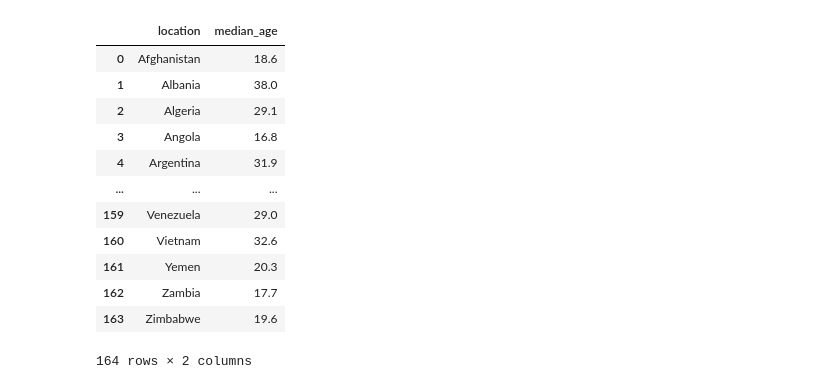
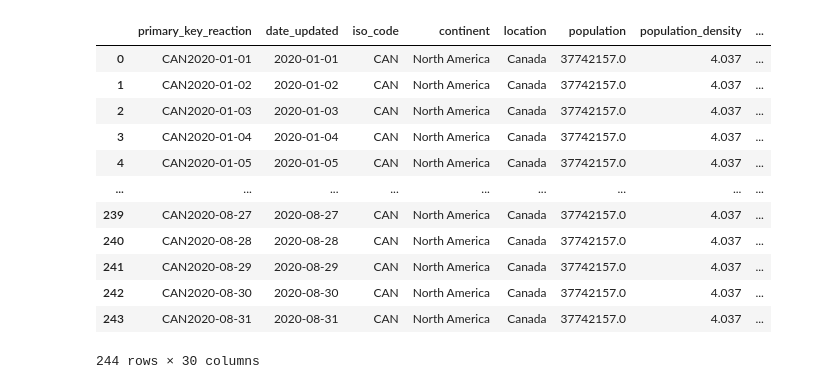
Before and after one commit to pmmfs/capstone-project, a Jupyter notebook: regulation/Analysis/Median_Age Analysis.ipynb, the cells around one changed output. Saved outputs shown, nothing was run; the diff lists cells and outputs as text; code cells hidden in the pictures.

```diff
--- a/regulation/Analysis/Median_Age Analysis.ipynb
+++ b/regulation/Analysis/Median_Age Analysis.ipynb
@@ -173,17 +28,20 @@ memory usage: 21.0+ KB
-# %%
-location_age = pd.DataFrame(merged_covid_df.groupby(["location"]).mean()["median_age"]).reset_index()
-location_age
-# %% [output]
-|  | location | median_age |
-| 0 | Afghanistan | 18.6 |
-| 1 | Albania | 38.0 |
-| 2 | Algeria | 29.1 |
-| 3 | Angola | 16.8 |
-| 4 | Argentina | 31.9 |
-| ... | ... | ... |
-| 159 | Venezuela | 29.0 |
-| 160 | Vietnam | 32.6 |
-| 161 | Yemen | 20.3 |
-| 162 | Zambia | 17.7 |
-| 163 | Zimbabwe | 19.6 |
-164 rows × 2 columns
+# %%
+#Dataframe for Canada only
+
+merged_covid_canada_df = pd.DataFrame(merged_covid_df.loc[merged_covid_df["location"]=="Canada"].reset_index())
+merged_covid_canada_df = merged_covid_canada_df.drop(["index"],axis=1)
+merged_covid_canada_df
+# %% [output]
+|  | primary_key_reaction | date_updated | iso_code | continent | location | population | population_density | ... |
+| 0 | CAN2020-01-01 | 2020-01-01 | CAN | North America | Canada | 37742157.0 | 4.037 | ... |
+| 1 | CAN2020-01-02 | 2020-01-02 | CAN | North America | Canada | 37742157.0 | 4.037 | ... |
+| 2 | CAN2020-01-03 | 2020-01-03 | CAN | North America | Canada | 37742157.0 | 4.037 | ... |
+| 3 | CAN2020-01-04 | 2020-01-04 | CAN | North America | Canada | 37742157.0 | 4.037 | ... |
+| 4 | CAN2020-01-05 | 2020-01-05 | CAN | North America | Canada | 37742157.0 | 4.037 | ... |
+| ... | ... | ... | ... | ... | ... | ... | ... | ... |
+| 239 | CAN2020-08-27 | 2020-08-27 | CAN | North America | Canada | 37742157.0 | 4.037 | ... |
+| 240 | CAN2020-08-28 | 2020-08-28 | CAN | North America | Canada | 37742157.0 | 4.037 | ... |
+| 241 | CAN2020-08-29 | 2020-08-29 | CAN | North America | Canada | 37742157.0 | 4.037 | ... |
+| 242 | CAN2020-08-30 | 2020-08-30 | CAN | North America | Canada | 37742157.0 | 4.037 | ... |
+| 243 | CAN2020-08-31 | 2020-08-31 | CAN | North America | Canada | 37742157.0 | 4.037 | ... |
+244 rows × 30 columns
```
Also changed, not shown: parts of 16 cells of this notebook, 10 other files.
